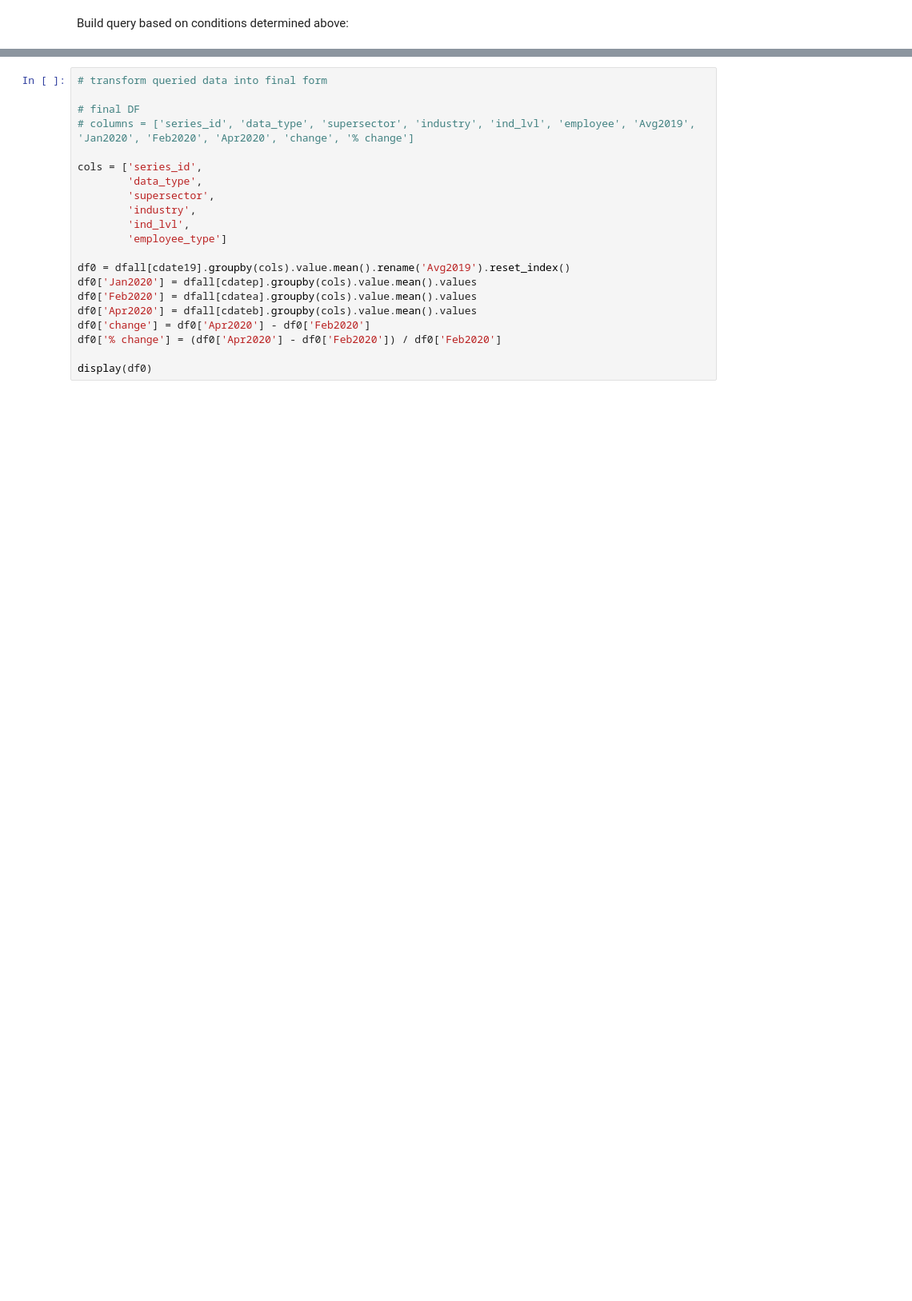
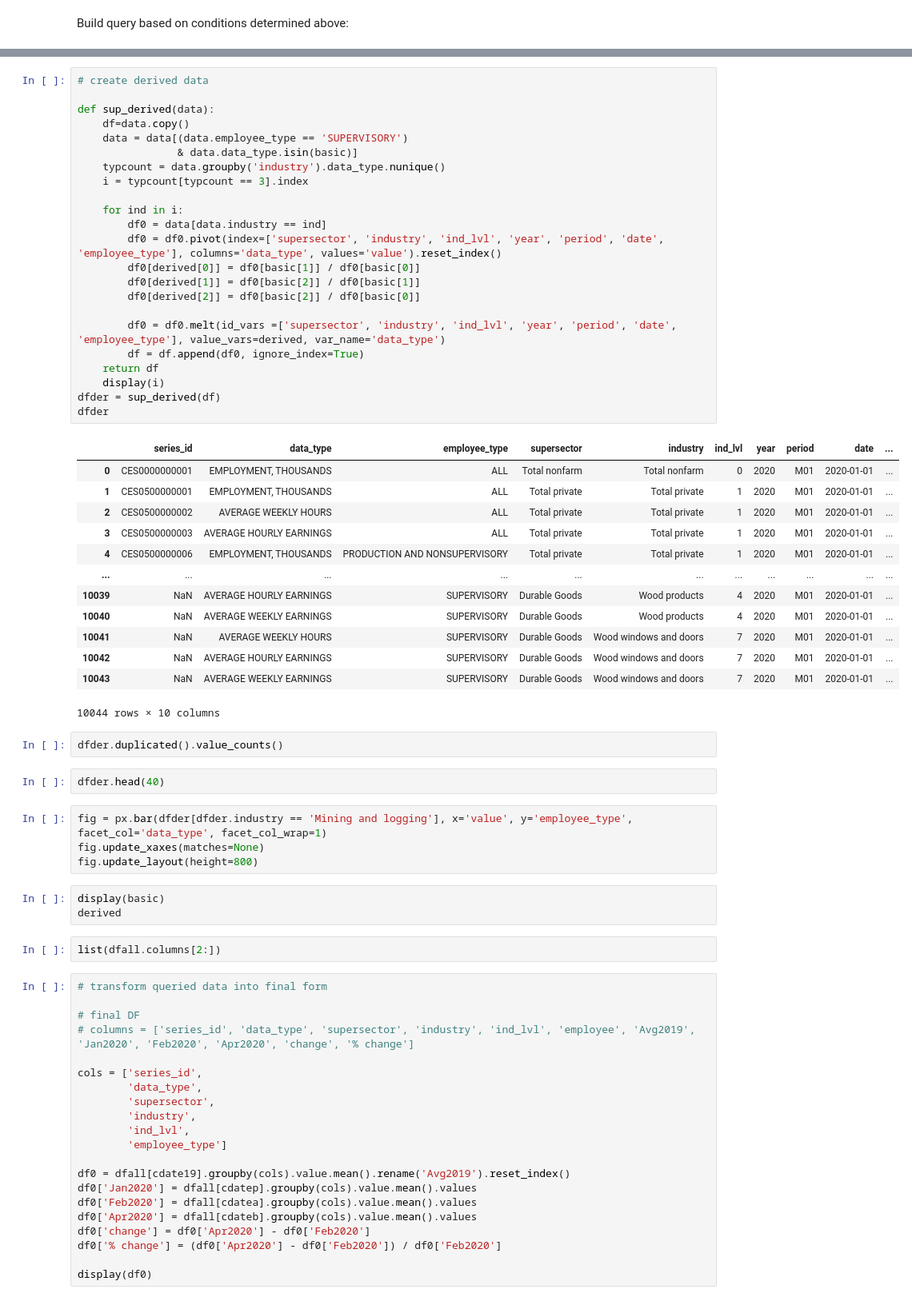
Before and after one commit to heisxiang/impact-recovery, a Jupyter notebook: c19IR.ipynb, the cells around one changed output, grey strips where cells are left out. Shown at 80% size. Saved outputs shown, nothing was run; the diff lists cells and outputs as text; blank space fills up the shorter version.

```diff
--- a/c19IR.ipynb
+++ b/c19IR.ipynb
@@ -389,3 +524,53 @@ dftemp
+# %%
+# create derived data
+
+def sup_derived(data):
+    df=data.copy()
+    data = data[(data.employee_type == 'SUPERVISORY')
+                & data.data_type.isin(basic)]
+    typcount = data.groupby('industry').data_type.nunique()
+    i = typcount[typcount == 3].index
+
+    for ind in i:
+        df0 = data[data.industry == ind]
+        df0 = df0.pivot(index=['supersector', 'industry', 'ind_lvl', 'year', 'period', 'date', 'employee_type'], columns='data_type', values='value').reset_index()
+        df0[derived[0]] = df0[basic[1]] / df0[basic[0]]
+        df0[derived[1]] = df0[basic[2]] / df0[basic[1]]
+        df0[derived[2]] = df0[basic[2]] / df0[basic[0]]
+
+        df0 = df0.melt(id_vars =['supersector', 'industry', 'ind_lvl', 'year', 'period', 'date', 'employee_type'], value_vars=derived, var_name='data_type')
+        df = df.append(df0, ignore_index=True)
+    return df
+    display(i)
+dfder = sup_derived(df)
+dfder
+# %% [output]
+|  | series_id | data_type | employee_type | supersector | industry | ind_lvl | year | period | date | ... |
+| 0 | CES0000000001 | EMPLOYMENT, THOUSANDS | ALL | Total nonfarm | Total nonfarm | 0 | 2020 | M01 | 2020-01-01 | ... |
+| 1 | CES0500000001 | EMPLOYMENT, THOUSANDS | ALL | Total private | Total private | 1 | 2020 | M01 | 2020-01-01 | ... |
+| 2 | CES0500000002 | AVERAGE WEEKLY HOURS | ALL | Total private | Total private | 1 | 2020 | M01 | 2020-01-01 | ... |
+| 3 | CES0500000003 | AVERAGE HOURLY EARNINGS | ALL | Total private | Total private | 1 | 2020 | M01 | 2020-01-01 | ... |
+| 4 | CES0500000006 | EMPLOYMENT, THOUSANDS | PRODUCTION AND NONSUPERVISORY | Total private | Total private | 1 | 2020 | M01 | 2020-01-01 | ... |
+| ... | ... | ... | ... | ... | ... | ... | ... | ... | ... | ... |
+| 10039 | NaN | AVERAGE HOURLY EARNINGS | SUPERVISORY | Durable Goods | Wood products | 4 | 2020 | M01 | 2020-01-01 | ... |
+| 10040 | NaN | AVERAGE WEEKLY EARNINGS | SUPERVISORY | Durable Goods | Wood products | 4 | 2020 | M01 | 2020-01-01 | ... |
+| 10041 | NaN | AVERAGE WEEKLY HOURS | SUPERVISORY | Durable Goods | Wood windows and doors | 7 | 2020 | M01 | 2020-01-01 | ... |
+| 10042 | NaN | AVERAGE HOURLY EARNINGS | SUPERVISORY | Durable Goods | Wood windows and doors | 7 | 2020 | M01 | 2020-01-01 | ... |
+| 10043 | NaN | AVERAGE WEEKLY EARNINGS | SUPERVISORY | Durable Goods | Wood windows and doors | 7 | 2020 | M01 | 2020-01-01 | ... |
+10044 rows × 10 columns
+# %%
+dfder.duplicated().value_counts()
+# %%
+dfder.head(40)
+# %%
+fig = px.bar(dfder[dfder.industry == 'Mining and logging'], x='value', y='employee_type', facet_col='data_type', facet_col_wrap=1)
+fig.update_xaxes(matches=None)
+fig.update_layout(height=800)
+# %%
+display(basic)
+derived
+# %%
+list(dfall.columns[2:])
 # %%
 # transform queried data into final form
 
```
Also changed, not shown: parts of 12 cells of this notebook.
